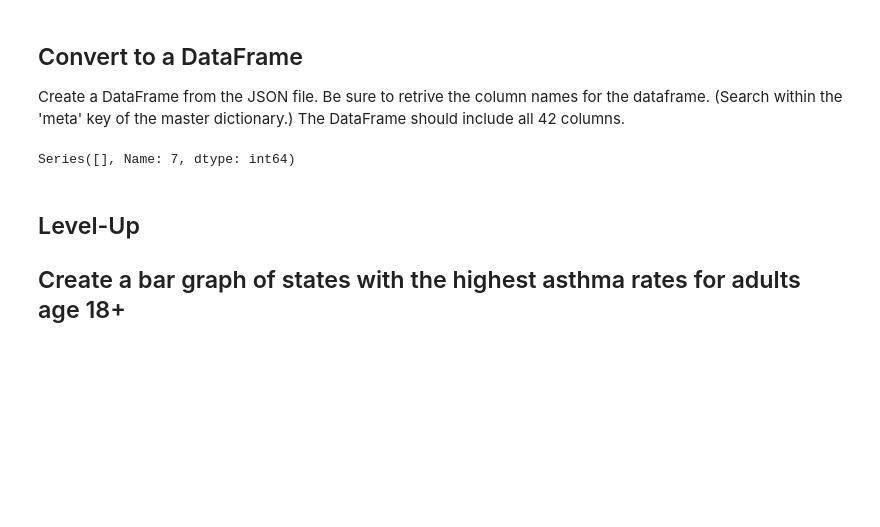
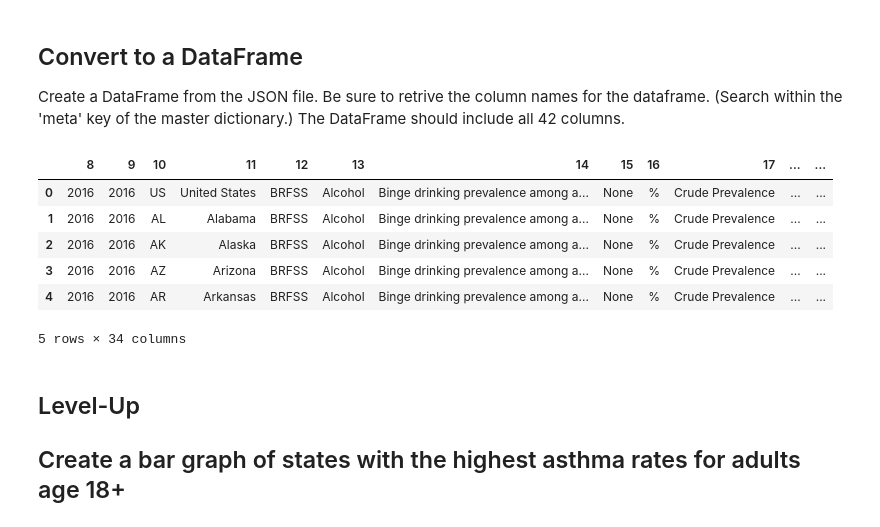
Before and after one commit to nsragow/dsc-exploring-and-transforming-json-schemas-lab-nyc-ds-career-042219, a Jupyter notebook: index.ipynb, the cells around one changed output. Cells and saved outputs as stored; diff of their text form; code cells hidden in the pictures; blank space fills up the shorter version.

```diff
--- a/index.ipynb
+++ b/index.ipynb
@@ -54,9 +54,15 @@ df = pd.DataFrame(data["data"])
 Create a DataFrame from the JSON file. Be sure to retrive the column names for the dataframe. (Search within the 'meta' key of the master dictionary.) The DataFrame should include all 42 columns.
 # %%
 #Your code here
-df.iloc[:,7:8][7].value_counts()
+df_slicedf.iloc[:,8:].head()
 # %% [output]
+|  | 8 | 9 | 10 | 11 | 12 | 13 | 14 | 15 | 16 | 17 | ... | ... |
+| 0 | 2016 | 2016 | US | United States | BRFSS | Alcohol | Binge drinking prevalence among a... | None | % | Crude Prevalence | ... | ... |
+| 1 | 2016 | 2016 | AL | Alabama | BRFSS | Alcohol | Binge drinking prevalence among a... | None | % | Crude Prevalence | ... | ... |
+| 2 | 2016 | 2016 | AK | Alaska | BRFSS | Alcohol | Binge drinking prevalence among a... | None | % | Crude Prevalence | ... | ... |
+| 3 | 2016 | 2016 | AZ | Arizona | BRFSS | Alcohol | Binge drinking prevalence among a... | None | % | Crude Prevalence | ... | ... |
+| 4 | 2016 | 2016 | AR | Arkansas | BRFSS | Alcohol | Binge drinking prevalence among a... | None | % | Crude Prevalence | ... | ... |
-Series([], Name: 7, dtype: int64)
+5 rows × 34 columns
 # %% [markdown]
 ## Level-Up
 ## Create a bar graph of states with the highest asthma rates for adults age 18+
```
